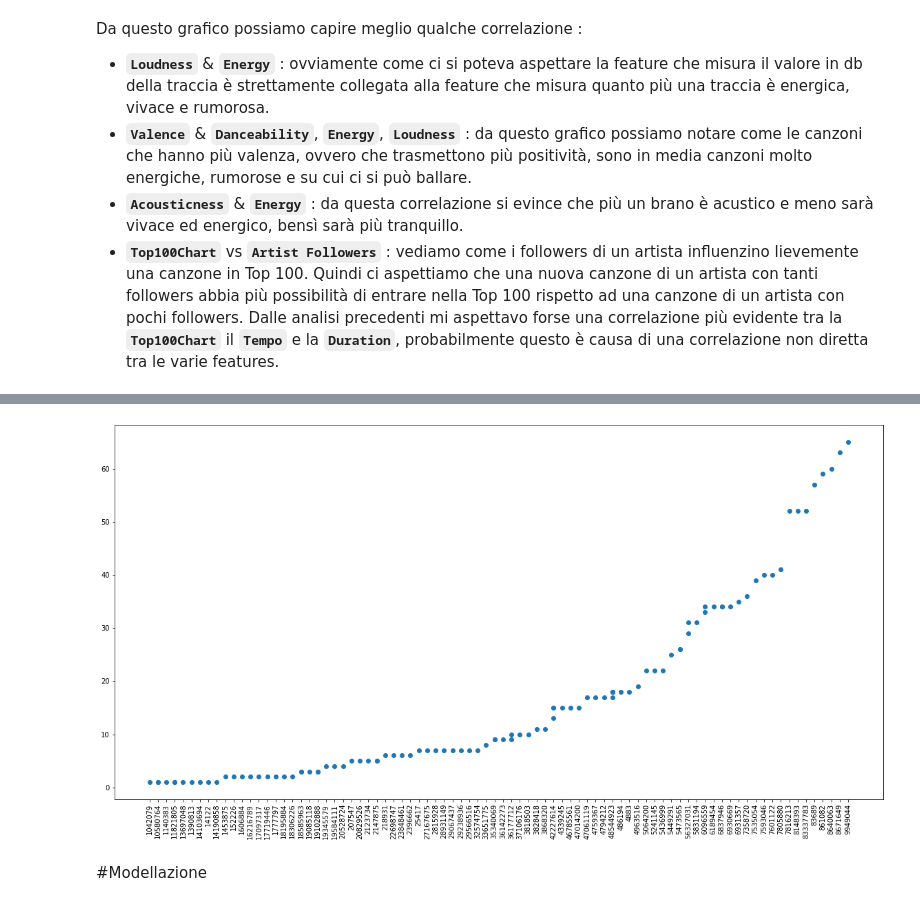
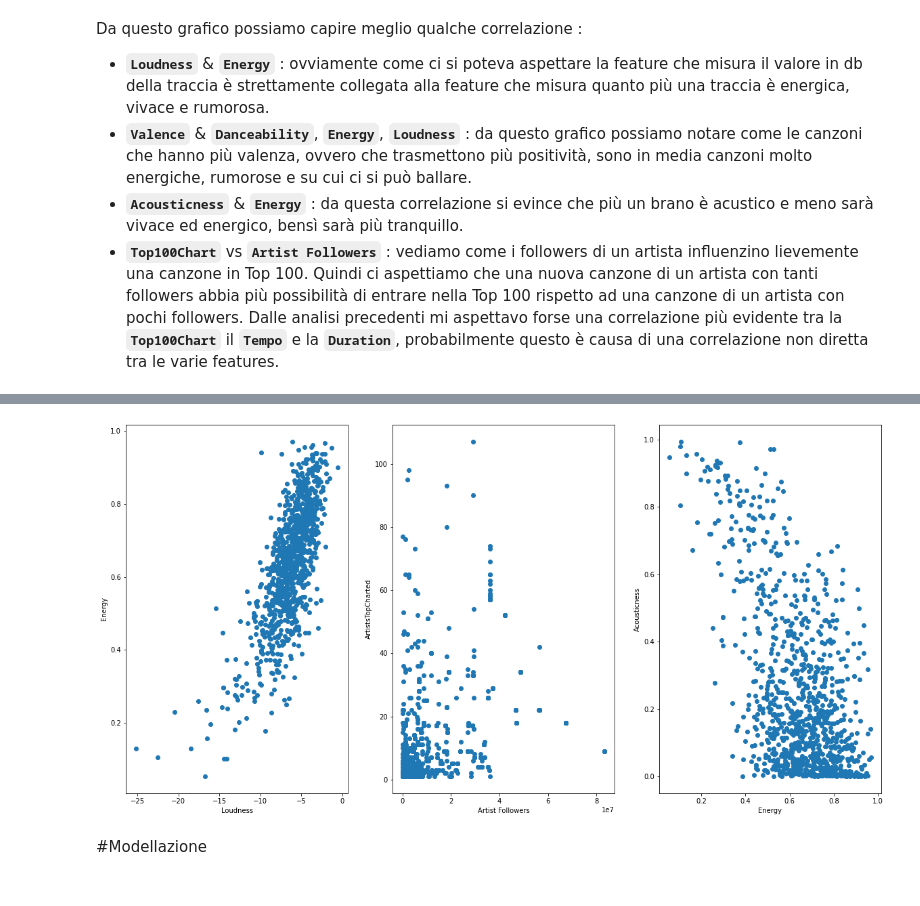
Before and after one commit to SimoRega/ProgettoDataIntensive, a Jupyter notebook: ProgettoDataIntensiveRega.ipynb, the cells around one changed output, grey strips where cells are left out. Drawn from its saved outputs; the diff is of its cells as text; code cells hidden in the pictures.

```diff
--- a/ProgettoDataIntensiveRega.ipynb
+++ b/ProgettoDataIntensiveRega.ipynb
@@ -409,13 +394,20 @@ plt.show();
-# %%
-sample=spotify_data.sample(100)
-plt.figure(figsize =(20, 10));
-plt.scatter(
-    sample['Artist Followers'].sort_values(ascending=True),sample["ArtistsTopCharted"].sort_values(ascending=True),
-)
-plt.xticks(rotation=90)
-plt.show();
-# %% [output]
-[figure, removed]
+# %%
+fig, axes = plt.subplots(nrows=1, ncols=3, sharex=False, sharey=False, figsize=(20, 10));
+
+sample=spotify_data.sample(1000)
+
+axes[0].scatter([float(x) for x in sample['Loudness']],[float(x) for x in sample["Energy"]])
+axes[1].scatter([int(x) for x in sample['Artist Followers']],[int(x) for x in sample["ArtistsTopCharted"]])
+axes[2].scatter([float(x) for x in sample['Energy']],[float(x) for x in sample["Acousticness"]])
+
+axes[0].set_xlabel("Loudness");
+axes[0].set_ylabel("Energy");
+axes[1].set_xlabel("Artist Followers");
+axes[1].set_ylabel("ArtistsTopCharted");
+axes[2].set_xlabel("Energy");
+axes[2].set_ylabel("Acousticness");
+# %% [output]
+[figure, added]
 # %% [markdown]
 #Modellazione
 # %%
```
Also changed, not shown: parts of 15 cells of this notebook.
